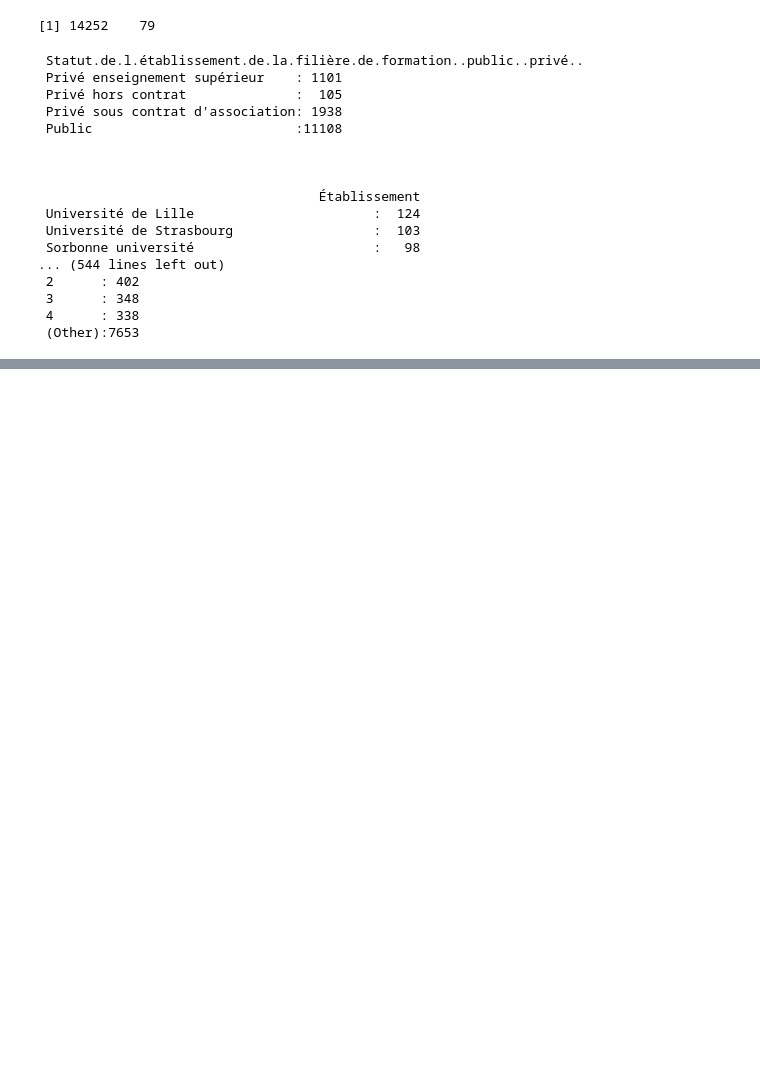
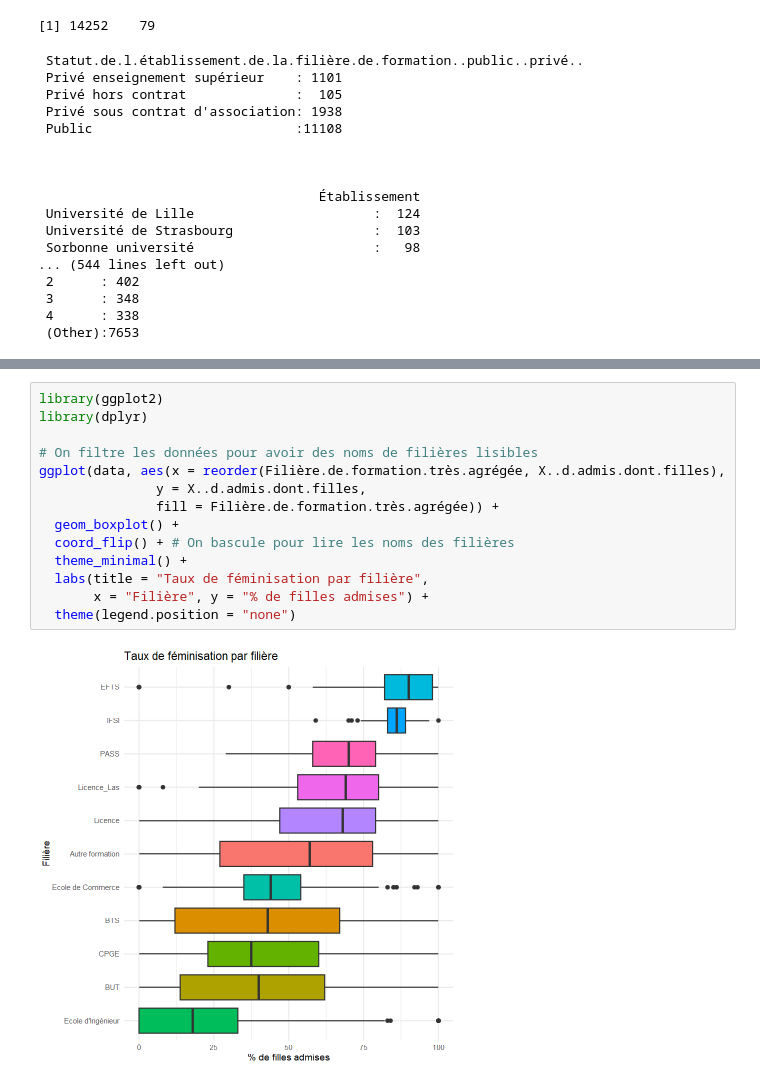
Before and after one commit to corentinbrand/Projet_analyse_de_donnees, a Jupyter notebook: brouillon.ipynb, the cells around one changed output, grey strips where cells are left out. Cells and saved outputs as stored; diff of their text form; blank space fills up the shorter version.

```diff
--- a/brouillon.ipynb
+++ b/brouillon.ipynb
@@ -234,0 +247,16 @@ summary(data)
+# %%
+library(ggplot2)
+library(dplyr)
+
+# On filtre les données pour avoir des noms de filières lisibles
+ggplot(data, aes(x = reorder(Filière.de.formation.très.agrégée, X..d.admis.dont.filles),
+               y = X..d.admis.dont.filles,
+               fill = Filière.de.formation.très.agrégée)) +
+  geom_boxplot() +
+  coord_flip() + # On bascule pour lire les noms des filières
+  theme_minimal() +
+  labs(title = "Taux de féminisation par filière",
+       x = "Filière", y = "% de filles admises") +
+  theme(legend.position = "none")
+# %% [output]
+[figure, added]
```
Also changed, not shown: parts of 6 cells of this notebook.
